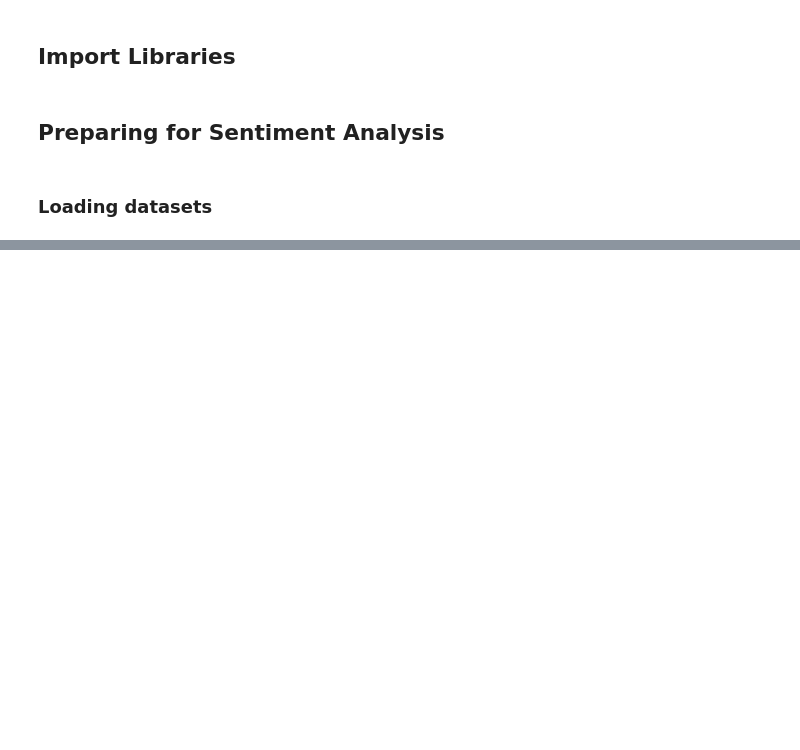
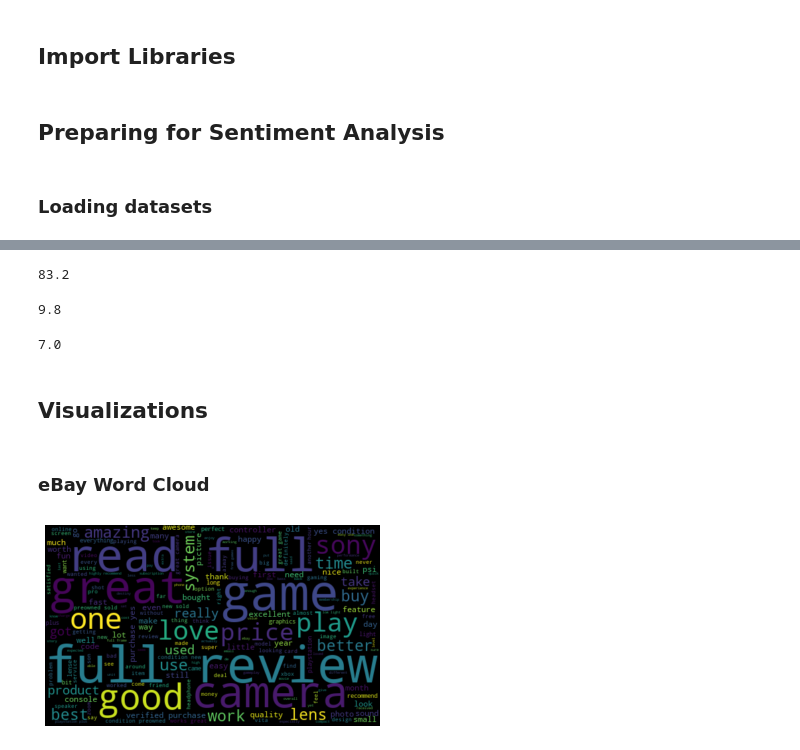
Before and after one commit to isdmg/CS144-8P-RESEARCH-PAPER, a Jupyter notebook: CS144-8P RESEARCH PAPER.ipynb, the cells around one changed output, grey strips where cells are left out. Drawn from its saved outputs; the diff is of its cells as text; code cells hidden in the pictures; blank space fills up the shorter version.

```diff
--- a/CS144-8P RESEARCH PAPER.ipynb
+++ b/CS144-8P RESEARCH PAPER.ipynb
@@ -15,7 +19,12 @@ from nltk.corpus import stopwords
 # %% [markdown]
 ### Loading datasets
 # %%
-shopee_dataset = pd.read_csv("shopee_reviews.csv")
 ebay_dataset = pd.read_csv("ebay_reviews.csv", usecols=['review title', 'review content'])
-amazon_dataset = pd.read_csv("Reviews.csv", usecols=['ProductId', 'UserId', 'Time', 'Text'])
+amazon_dataset = pd.read_csv("Reviews.csv", usecols=['ProductId', 'UserId', 'Text'])
 walmart_dataset = pd.read_csv("marketing_sample_for_walmart_com-walmart_product_reviews__20200401_20200630__30k_data.csv", usecols=['Review', 'Reviewer Name'])
+walmart_dataset = walmart_dataset.dropna()
+
+# Reduce row size to 1000 to be more to reduce pre-processing time.
+ebay_dataset = ebay_dataset.iloc[:1000]
+amazon_dataset = amazon_dataset.iloc[:1000]
+walmart_dataset = walmart_dataset.iloc[:1000]
@@ -108,0 +150,17 @@ def remove_sw(text):
+# %%
+# Use defined methods for text pre-processing
+
+def preprocessText(col):
+    col = col.str.lower() # Convert to lowercase
+    col = col.apply(lambda text: remove_urls(text)) #Remove URLs
+    col = col.apply(lambda text: remove_hashtags(text)) # Remove hashtags
+    col = col.apply(lambda text: remove_num(text)) # Remove numerical data
+    col = col.apply(lambda text: remove_extraws(text)) # Remove extra whitespace
+    col = col.apply(lambda text: correct_spellings(text)) # Correct misspellings
+    col = col.apply(lambda text: remove_sw(text)) # Remove stopwords
+    return col
+
+# Apply text pre-processing to datasets
+ebay_dataset['review content'] = preprocessText(ebay_dataset['review content'])
+amazon_dataset['Text'] = preprocessText(amazon_dataset['Text'])
+walmart_dataset['Review'] = preprocessText(walmart_dataset['Review'])
@@ -108,0 +221,4 @@ def remove_sw(text):
+# %%
+ebay_dataset['Polarity'] = ebay_dataset['review content'].apply(getPolarity)
+amazon_dataset['Polarity'] = amazon_dataset['Text'].apply(getPolarity)
+walmart_dataset['Polarity'] = walmart_dataset['Review'].apply(getPolarity)
@@ -108,0 +275,4 @@ def remove_sw(text):
+# %%
+ebay_dataset['Analysis'] = ebay_dataset['Polarity'].apply(getAnalysis)
+amazon_dataset['Analysis'] = amazon_dataset['Polarity'].apply(getAnalysis)
+walmart_dataset['Analysis'] = walmart_dataset['Polarity'].apply(getAnalysis)
@@ -108,0 +383,37 @@ def remove_sw(text):
+# %%
+#Get the percentage of positive reviews on walmart
+walmart_positive_tweets = walmart_dataset[walmart_dataset.Analysis == 'Positive']
+walmart_positive_tweets = walmart_positive_tweets['Review']
+
+round ((walmart_positive_tweets.shape[0] / walmart_dataset.shape[0]) *100 , 2)
+# %% [output]
+83.2
+# %%
+#Get the percentage of negative reviews on amazon
+walmart_negative_tweets = walmart_dataset[walmart_dataset.Analysis == 'Negative']
+walmart_negative_tweets = walmart_negative_tweets['Review']
+
+round ((walmart_negative_tweets.shape[0] / walmart_dataset.shape[0]) *100 , 2)
+# %% [output]
+9.8
+# %%
+#Get the percentage of neutral tweets on amazon
+walmart_neutral_tweets = walmart_dataset[walmart_dataset.Analysis == 'Neutral']
+walmart_neutral_tweets = walmart_neutral_tweets['Review']
+
+round ((walmart_neutral_tweets.shape[0] / walmart_dataset.shape[0]) *100 , 1)
+# %% [output]
+7.0
+# %% [markdown]
+## Visualizations
+# %% [markdown]
+### eBay Word Cloud
+# %%
+#Plot ebay word cloud
+allWords = ''.join([review for review in ebay_dataset['review content']])
+wordCloud = WordCloud(width = 500, height = 300, random_state = 21, max_font_size = 119).generate(allWords)
+plt.imshow(wordCloud, interpolation = "bilinear")
+plt.axis('off')
+plt.show()
+# %% [output]
+[figure, added]
```
Also changed, not shown: parts of 42 cells of this notebook.
